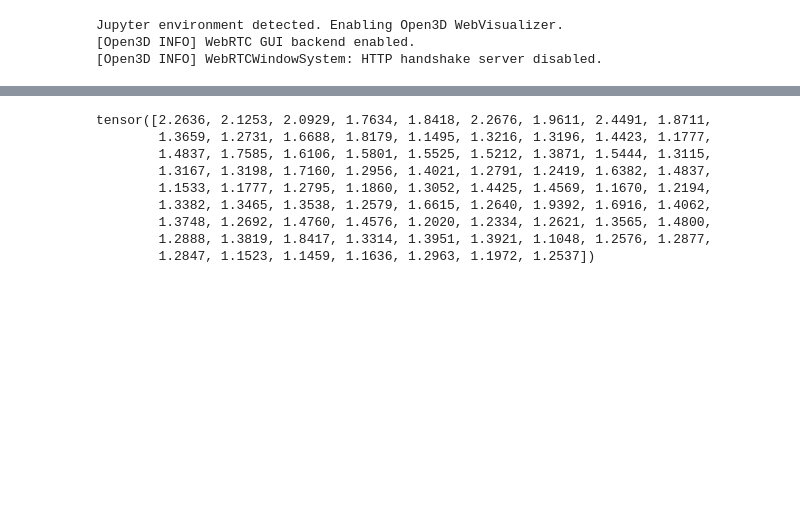
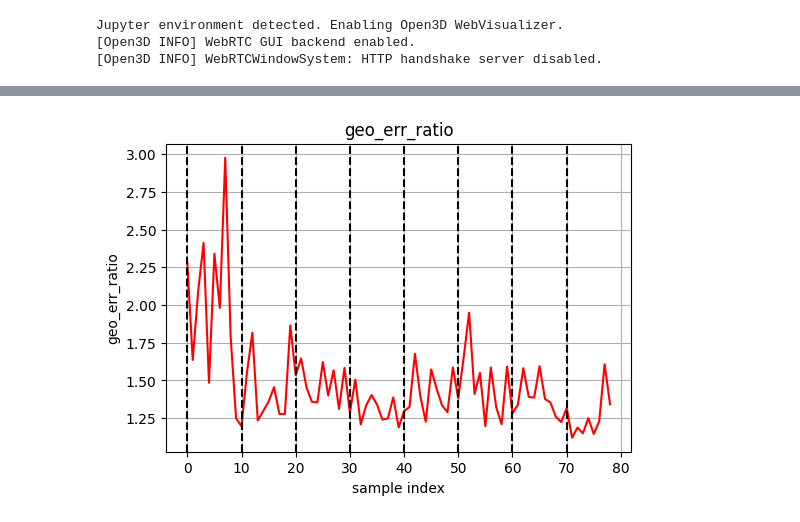
Before and after one commit to alekseizhuravlev/shape_matching, a Jupyter notebook: notebooks/29.05.2024/evaluate_on_faust.ipynb, the cells around one changed output, grey strips where cells are left out. Drawn from its saved outputs; the diff is of its cells as text; code cells hidden in the pictures; blank space fills up the shorter version.

```diff
--- a/notebooks/29.05.2024/evaluate_on_faust.ipynb
+++ b/notebooks/29.05.2024/evaluate_on_faust.ipynb
@@ -278,13 +281,21 @@ MSE max_gt: 0.0 min_gt: 0.0
 [figure]
-# %%
-metrics['geo_err_ratio']
-# %% [output]
-tensor([2.2636, 2.1253, 2.0929, 1.7634, 1.8418, 2.2676, 1.9611, 2.4491, 1.8711,
-        1.3659, 1.2731, 1.6688, 1.8179, 1.1495, 1.3216, 1.3196, 1.4423, 1.1777,
-        1.4837, 1.7585, 1.6106, 1.5801, 1.5525, 1.5212, 1.3871, 1.5444, 1.3115,
-        1.3167, 1.3198, 1.7160, 1.2956, 1.4021, 1.2791, 1.2419, 1.6382, 1.4837,
-        1.1533, 1.1777, 1.2795, 1.1860, 1.3052, 1.4425, 1.4569, 1.1670, 1.2194,
-        1.3382, 1.3465, 1.3538, 1.2579, 1.6615, 1.2640, 1.9392, 1.6916, 1.4062,
-        1.3748, 1.2692, 1.4760, 1.4576, 1.2020, 1.2334, 1.2621, 1.3565, 1.4800,
-        1.2888, 1.3819, 1.8417, 1.3314, 1.3951, 1.3921, 1.1048, 1.2576, 1.2877,
-        1.2847, 1.1523, 1.1459, 1.1636, 1.2963, 1.1972, 1.2537])
+# %%
+# plot metrics['geo_err_ratio']
+# draw vertical lines every 10 samples
+
+import matplotlib.pyplot as plt
+
+fig, ax = plt.subplots(1, 1, figsize=(6, 4))
+
+ax.plot(metrics['geo_err_ratio'].cpu().numpy(), 'r-')
+ax.set_title('geo_err_ratio')
+ax.set_ylabel('geo_err_ratio')
+ax.set_xlabel('sample index')
+ax.grid()
+
+for i in range(0, len(metrics['geo_err_ratio']), 10):
+    ax.axvline(i, color='black', linestyle='--')
+
+plt.show()
+# %% [output]
+[figure, added]
```
Also changed, not shown: parts of 5 cells of this notebook, 10 other files.
